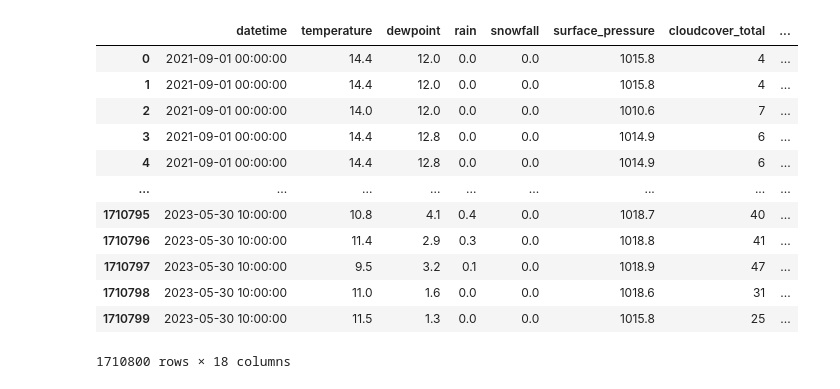
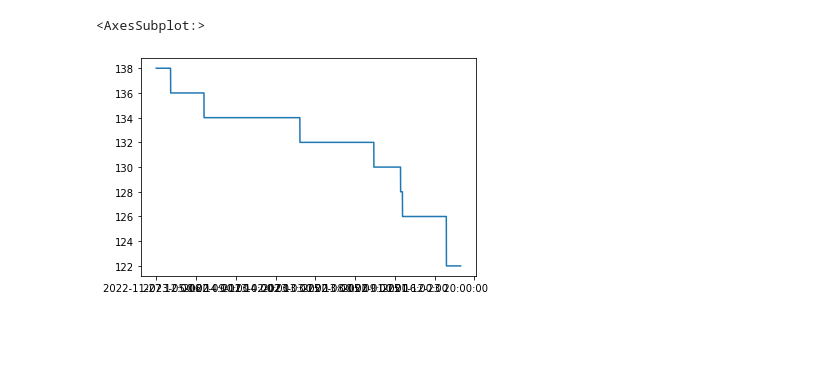
Before and after one commit to matze21/predictEnegyCons, a Jupyter notebook: jupyters/dataInsights.ipynb, the cells around one changed output. Drawn from its saved outputs; the diff is of its cells as text; code cells hidden in the pictures; blank space fills up the shorter version.

```diff
--- a/jupyters/dataInsights.ipynb
+++ b/jupyters/dataInsights.ipynb
@@ -47,19 +47,9 @@ train = pd.read_csv("../data/train.csv")
 # prediction unit = unique identifier for county, business, product type  == client id (new ones can appear) -> get eic count + capacity over similar indicators
 # target
 # is consumption (0,1)!! -> makes target + or -
-# %%
-weatherHist
-# %% [output]
-|  | datetime | temperature | dewpoint | rain | snowfall | surface_pressure | cloudcover_total | ... |
-| 0 | 2021-09-01 00:00:00 | 14.4 | 12.0 | 0.0 | 0.0 | 1015.8 | 4 | ... |
-| 1 | 2021-09-01 00:00:00 | 14.4 | 12.0 | 0.0 | 0.0 | 1015.8 | 4 | ... |
-| 2 | 2021-09-01 00:00:00 | 14.0 | 12.0 | 0.0 | 0.0 | 1010.6 | 7 | ... |
-| 3 | 2021-09-01 00:00:00 | 14.4 | 12.8 | 0.0 | 0.0 | 1014.9 | 6 | ... |
-| 4 | 2021-09-01 00:00:00 | 14.4 | 12.8 | 0.0 | 0.0 | 1014.9 | 6 | ... |
-| ... | ... | ... | ... | ... | ... | ... | ... | ... |
-| 1710795 | 2023-05-30 10:00:00 | 10.8 | 4.1 | 0.4 | 0.0 | 1018.7 | 40 | ... |
-| 1710796 | 2023-05-30 10:00:00 | 11.4 | 2.9 | 0.3 | 0.0 | 1018.8 | 41 | ... |
-| 1710797 | 2023-05-30 10:00:00 | 9.5 | 3.2 | 0.1 | 0.0 | 1018.9 | 47 | ... |
-| 1710798 | 2023-05-30 10:00:00 | 11.0 | 1.6 | 0.0 | 0.0 | 1018.6 | 31 | ... |
-| 1710799 | 2023-05-30 10:00:00 | 11.5 | 1.3 | 0.0 | 0.0 | 1015.8 | 25 | ... |
-1710800 rows × 18 columns
+# %%
+# number of customers
+train.datetime.value_counts().plot()
+# %% [output]
+<AxesSubplot:>
+[figure, added]
```
Also changed, not shown: 2 other files.
